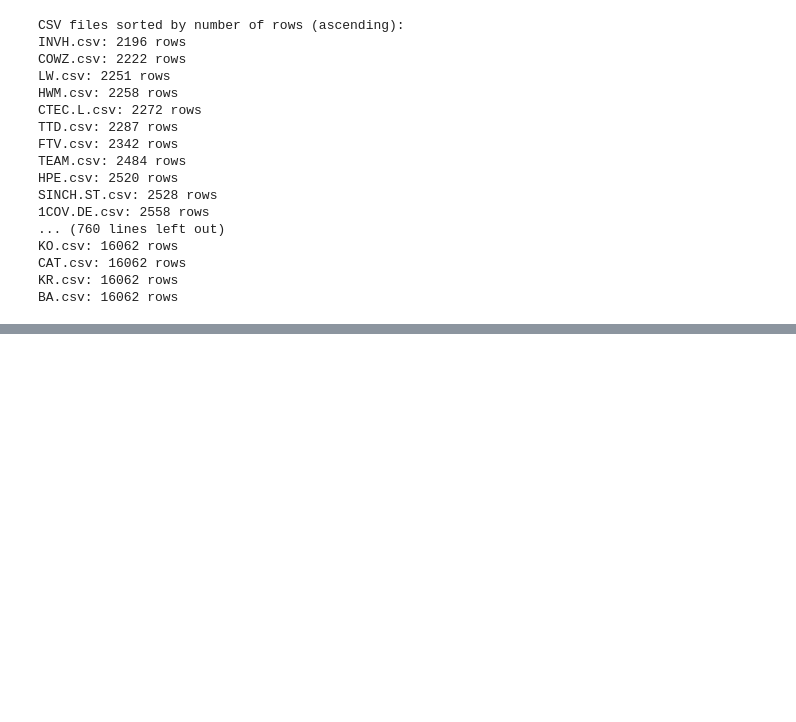
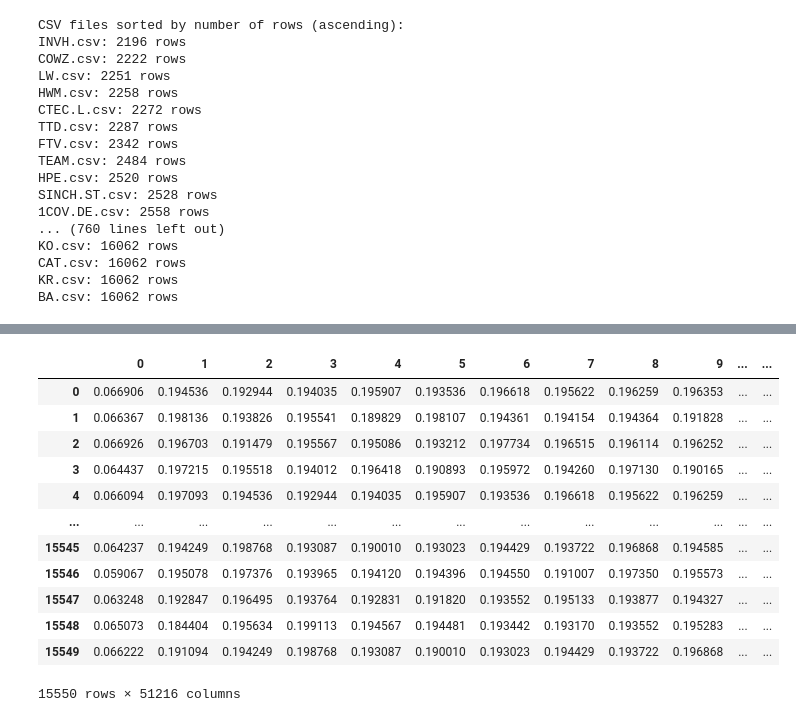
Before and after one commit to magiccpp/NEAT, a Jupyter notebook: autoencoder_v4.ipynb, the cells around one changed output, grey strips where cells are left out. Saved outputs shown, nothing was run; the diff lists cells and outputs as text; code cells hidden in the pictures; blank space fills up the shorter version.

```diff
--- a/autoencoder_v4.ipynb
+++ b/autoencoder_v4.ipynb
@@ -473,0 +755,44 @@ fig.show()
+# %%
+import torch
+from torch.utils.data import DataLoader, TensorDataset
+
+# Ensure the autoencoder is in evaluation mode
+model.eval()
+
+# Prepare the data for encoding
+# Convert the DataFrame to a PyTorch tensor and reshape for Conv1d
+input_data = torch.tensor(wider_df.values, dtype=torch.float32).unsqueeze(1)  # Shape: (n_samples, 1, n_features)
+
+# Create a DataLoader for batch processing
+batch_size = 64
+loader = DataLoader(input_data, batch_size=batch_size, shuffle=False)
+
+# Encode the data using the trained autoencoder
+encoded_features = []
+with torch.no_grad():
+    for batch in loader:
+        encoded = model.encoder(batch)
+        encoded = encoded.view(encoded.size(0), -1)  # Flatten the encoded output
+        encoded_features.append(encoded)
+
+# Concatenate all encoded batches
+encoded_features = torch.cat(encoded_features, dim=0).numpy()  # Shape: (n_samples, encoded_length)
+
+# Convert to DataFrame for easier handling
+encoded_df = pd.DataFrame(encoded_features)
+# %%
+encoded_df
+# %% [output]
+|  | 0 | 1 | 2 | 3 | 4 | 5 | 6 | 7 | 8 | 9 | ... | ... |
+| 0 | 0.066906 | 0.194536 | 0.192944 | 0.194035 | 0.195907 | 0.193536 | 0.196618 | 0.195622 | 0.196259 | 0.196353 | ... | ... |
+| 1 | 0.066367 | 0.198136 | 0.193826 | 0.195541 | 0.189829 | 0.198107 | 0.194361 | 0.194154 | 0.194364 | 0.191828 | ... | ... |
+| 2 | 0.066926 | 0.196703 | 0.191479 | 0.195567 | 0.195086 | 0.193212 | 0.197734 | 0.196515 | 0.196114 | 0.196252 | ... | ... |
+| 3 | 0.064437 | 0.197215 | 0.195518 | 0.194012 | 0.196418 | 0.190893 | 0.195972 | 0.194260 | 0.197130 | 0.190165 | ... | ... |
+| 4 | 0.066094 | 0.197093 | 0.194536 | 0.192944 | 0.194035 | 0.195907 | 0.193536 | 0.196618 | 0.195622 | 0.196259 | ... | ... |
+| ... | ... | ... | ... | ... | ... | ... | ... | ... | ... | ... | ... | ... |
+| 15545 | 0.064237 | 0.194249 | 0.198768 | 0.193087 | 0.190010 | 0.193023 | 0.194429 | 0.193722 | 0.196868 | 0.194585 | ... | ... |
+| 15546 | 0.059067 | 0.195078 | 0.197376 | 0.193965 | 0.194120 | 0.194396 | 0.194550 | 0.191007 | 0.197350 | 0.195573 | ... | ... |
+| 15547 | 0.063248 | 0.192847 | 0.196495 | 0.193764 | 0.192831 | 0.191820 | 0.193552 | 0.195133 | 0.193877 | 0.194327 | ... | ... |
+| 15548 | 0.065073 | 0.184404 | 0.195634 | 0.199113 | 0.194567 | 0.194481 | 0.193442 | 0.193170 | 0.193552 | 0.195283 | ... | ... |
+| 15549 | 0.066222 | 0.191094 | 0.194249 | 0.198768 | 0.193087 | 0.190010 | 0.193023 | 0.194429 | 0.193722 | 0.196868 | ... | ... |
+15550 rows × 51216 columns
```
Also changed, not shown: parts of 13 cells of this notebook, 3 other files.
